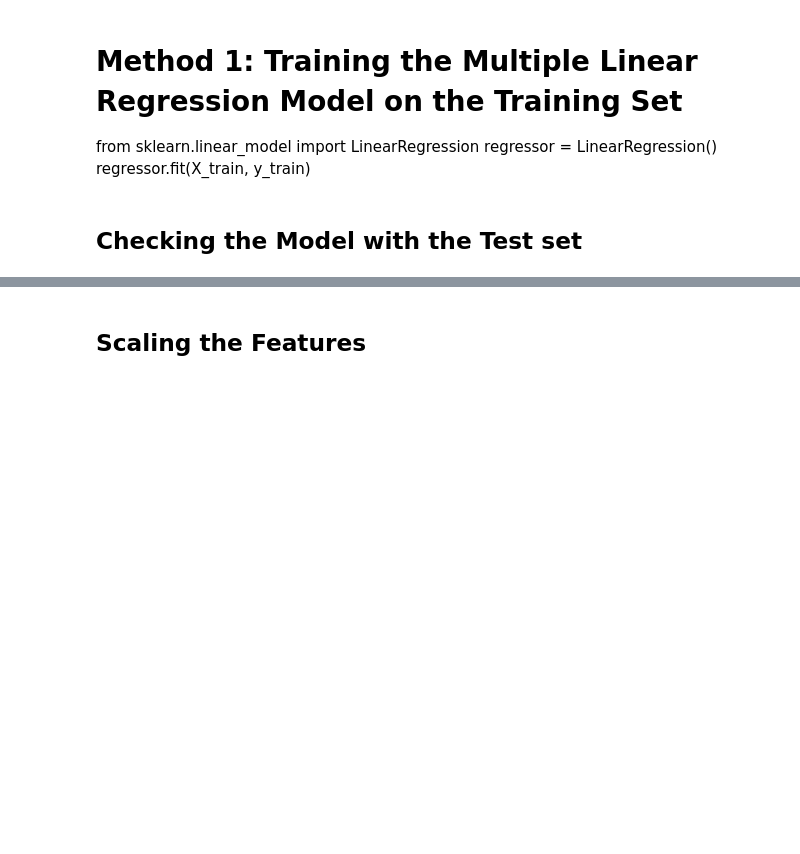
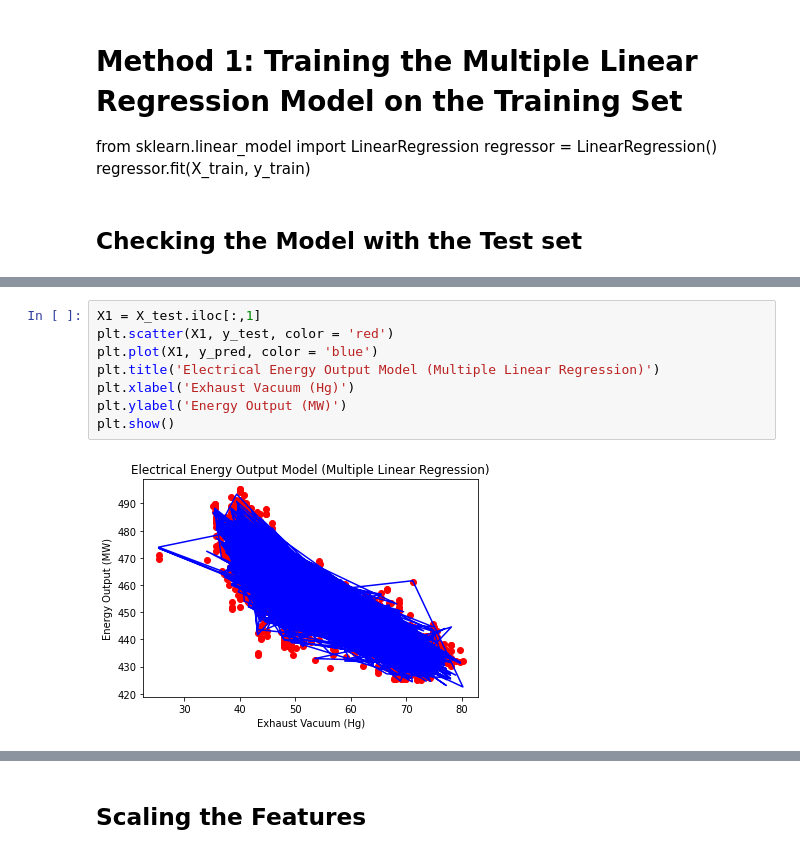
Before and after one commit to jtsang02/MANU-465, a Jupyter notebook: Assignments/Assignment1/Assignment1.ipynb, the cells around one changed output, grey strips where cells are left out. Saved outputs shown, nothing was run; the diff lists cells and outputs as text; blank space fills up the shorter version.

```diff
--- a/Assignments/Assignment1/Assignment1.ipynb
+++ b/Assignments/Assignment1/Assignment1.ipynb
@@ -110,0 +129,10 @@ pd.DataFrame([y_pred,y_test])
+# %%
+X1 = X_test.iloc[:,1]
+plt.scatter(X1, y_test, color = 'red')
+plt.plot(X1, y_pred, color = 'blue')
+plt.title('Electrical Energy Output Model (Multiple Linear Regression)')
+plt.xlabel('Exhaust Vacuum (Hg)')
+plt.ylabel('Energy Output (MW)')
+plt.show()
+# %% [output]
+[figure, added]
```
Also changed, not shown: parts of 22 cells of this notebook, 4 other files.
